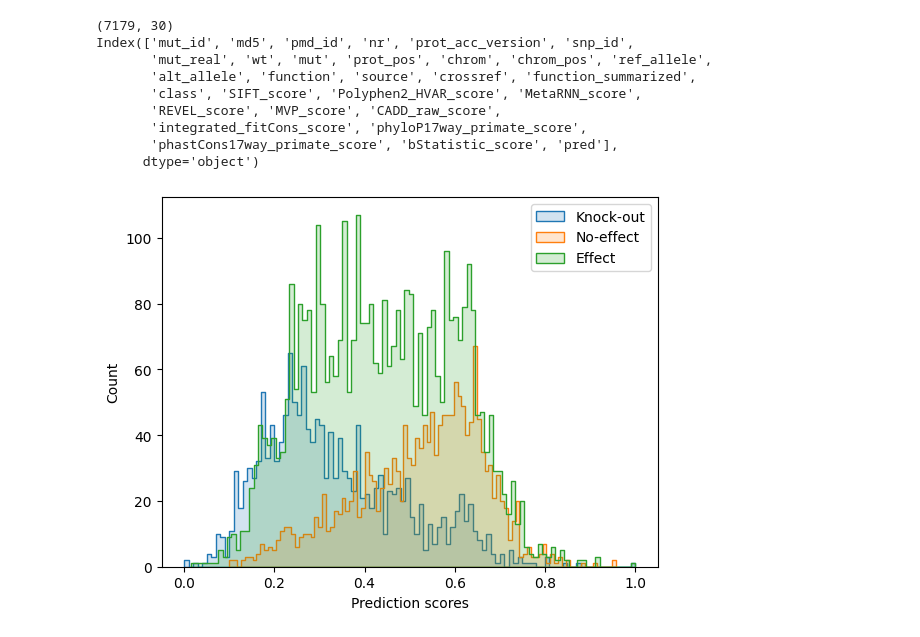
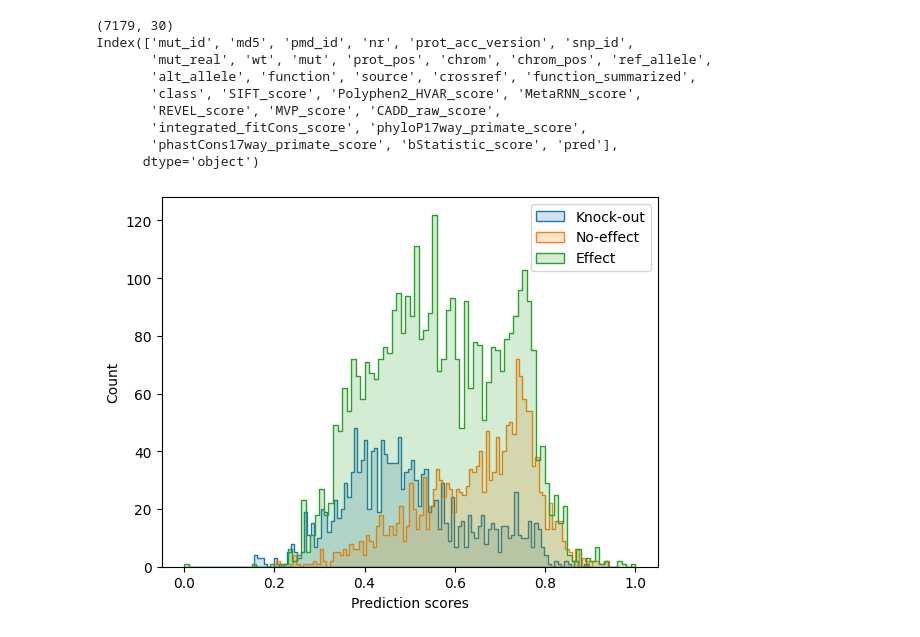
Before and after one commit to akabiraka/variant_effect_analysis, a Jupyter notebook: models/esm_rives/test_model_predictions.ipynb, the cells around one changed output. Cells and saved outputs as stored; diff of their text form; code cells hidden in the pictures.

Commit message:
plots updated

```diff
--- a/models/esm_rives/test_model_predictions.ipynb
+++ b/models/esm_rives/test_model_predictions.ipynb
@@ -13,6 +13,7 @@ import seaborn as sns
 import matplotlib.pyplot as plt
 %matplotlib inline
 # %%
+# PMD prediction scores distribution plot
 def plot_distribution(result_df, n_samples=None):
     df = result_df.copy(deep=True)
     plt.cla()
@@ -20,42 +21,37 @@ def plot_distribution(result_df, n_samples=None):
     effect = df[df["class"]=="Effect"]
     knock_out = df[df["class"]=="Knock-out"]
     no_effect = df[df["class"]=="No-effect"]
-
-    if n_samples is not None:
-        effect = effect.sample(n=n_samples)
-        knock_out = knock_out.sample(n=n_samples)
-        no_effect = no_effect.sample(n=n_samples)
 
     # print(effect.shape, knock_out.shape, no_effect.shape)
     bins = 100 # 20, 100, 500
 
     sns.histplot(knock_out["pred"], bins=bins, label=f"Knock-out", element="step", alpha=.2)
     sns.histplot(no_effect["pred"], bins=bins, label=f"No-effect", element="step", alpha=.2)
     sns.histplot(effect["pred"], bins=bins, label=f"Effect", element="step", alpha=.2)
     # sns.histplot(result_df, x="pred", y="class", element="step", hue="class", bins=bins, alpha=0.2)
 
     plt.legend()
     plt.xlabel("Prediction scores")
     plt.ylabel("Count")
     plt.show()
 
 model_dir = "esm_rives"
-model_name = "esm2_t33_650M_UR50D" # esm1b_t33_650M_UR50S, esm1v_t33_650M_UR90S, esm2_t33_650M_UR50D
+model_name = "esm1b_t33_650M_UR50S" # esm1b_t33_650M_UR50S, esm1v_t33_650M_UR90S, esm2_t33_650M_UR50D
 result_df = pd.read_csv(home_dir+f"models/{model_dir}/outputs/{model_name}/pmd/preds_{model_name}_masked.tsv", sep="\t")
 model_pred_col = "pred"
 result_df["pred"]=(result_df[model_pred_col]-result_df[model_pred_col].min())/(result_df[model_pred_col].max()-result_df[model_pred_col].min()) # scaling prediction scores between [0, 1]
 print(result_df.shape)
 print(result_df.columns)
 result_df["class"].value_counts()
 plot_distribution(result_df, n_samples=None)
 # %% [output]
 (7179, 30)
 Index(['mut_id', 'md5', 'pmd_id', 'nr', 'prot_acc_version', 'snp_id',
        'mut_real', 'wt', 'mut', 'prot_pos', 'chrom', 'chrom_pos', 'ref_allele',
        'alt_allele', 'function', 'source', 'crossref', 'function_summarized',
        'class', 'SIFT_score', 'Polyphen2_HVAR_score', 'MetaRNN_score',
        'REVEL_score', 'MVP_score', 'CADD_raw_score',
        'integrated_fitCons_score', 'phyloP17way_primate_score',
        'phastCons17way_primate_score', 'bStatistic_score', 'pred'],
       dtype='object')
-[figure, old version]
+[figure, new version]
```
Also changed, not shown: parts of 1 cell of this notebook, 2 other files.
